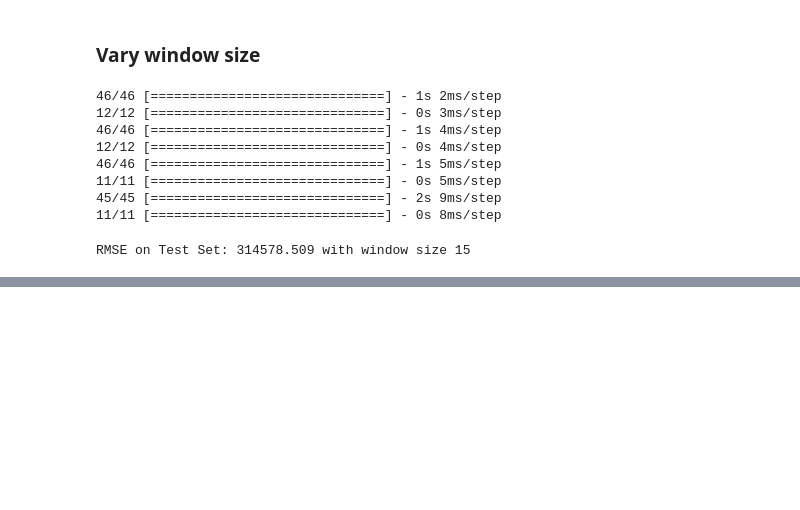
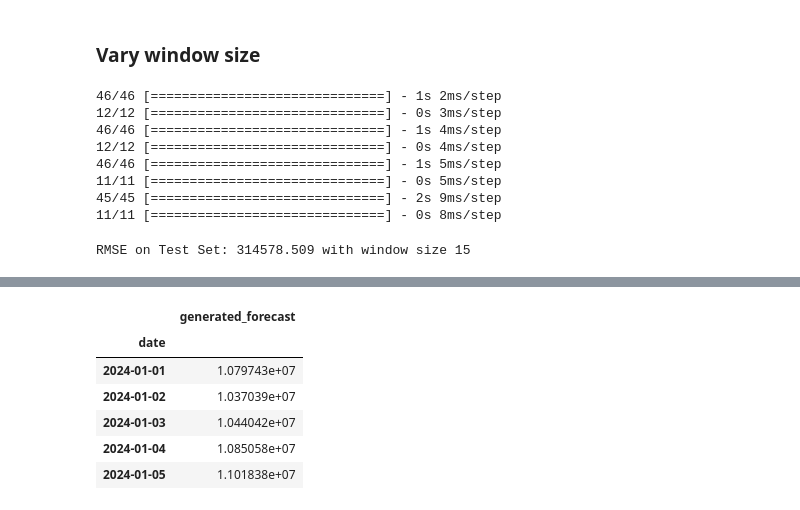
Before and after one commit to sbenston/energy_forecasting, a Jupyter notebook: energy_forecasting_models.ipynb, the cells around one changed output, grey strips where cells are left out. Drawn from its saved outputs; the diff is of its cells as text; code cells hidden in the pictures; blank space fills up the shorter version.

```diff
--- a/energy_forecasting_models.ipynb
+++ b/energy_forecasting_models.ipynb
@@ -565,0 +616,18 @@ plot_predictions(total_generated_df, shifted_train_pred, shifted_test_pred)
+# %%
+# Revert scaling for forecasted data
+y_forecast_unscaled = scaler.inverse_transform(np.reshape(y_forecast, (31, 1)))
+
+# Create dataframe of forecasted data
+forecast_df = pd.DataFrame(y_forecast_unscaled, columns=['generated_forecast'])
+forecast_df['date'] = pd.date_range(total_generated_df.index[-1] + pd.DateOffset(1), periods=31)
+forecast_df = forecast_df.set_index('date')
+
+forecast_df.head()
+# %% [output]
+|  | generated_forecast |
+| date |  |
+| 2024-01-01 | 1.079743e+07 |
+| 2024-01-02 | 1.037039e+07 |
+| 2024-01-03 | 1.044042e+07 |
+| 2024-01-04 | 1.085058e+07 |
+| 2024-01-05 | 1.101838e+07 |
```
Also changed, not shown: parts of 8 cells of this notebook.
